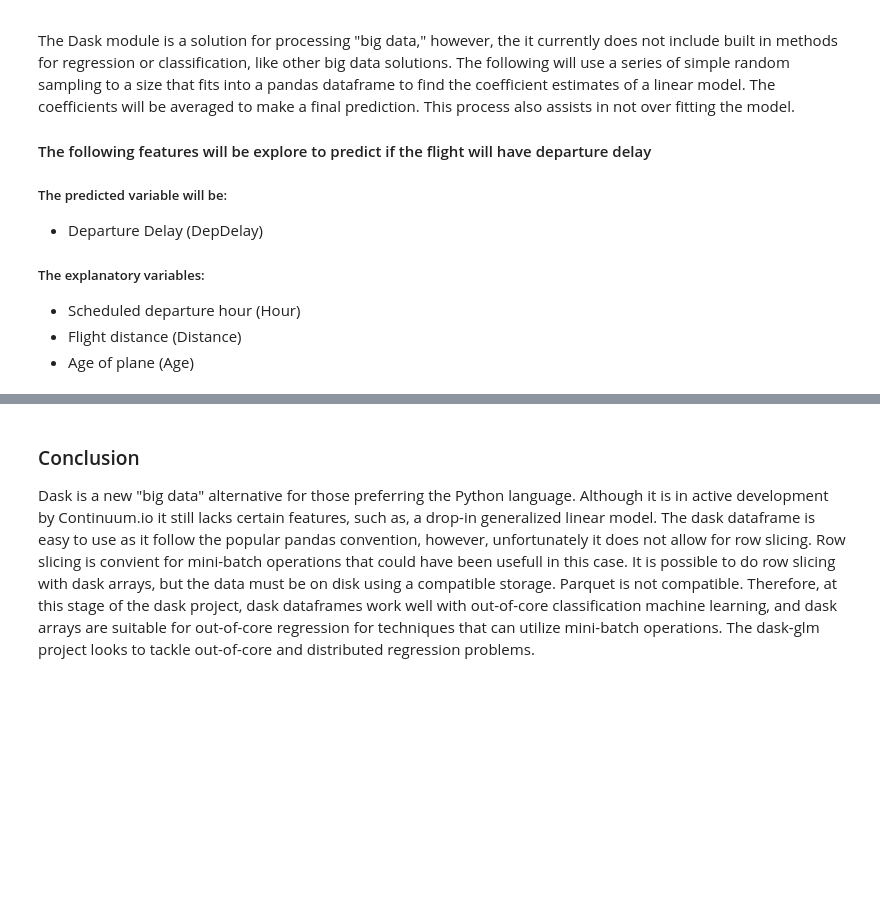
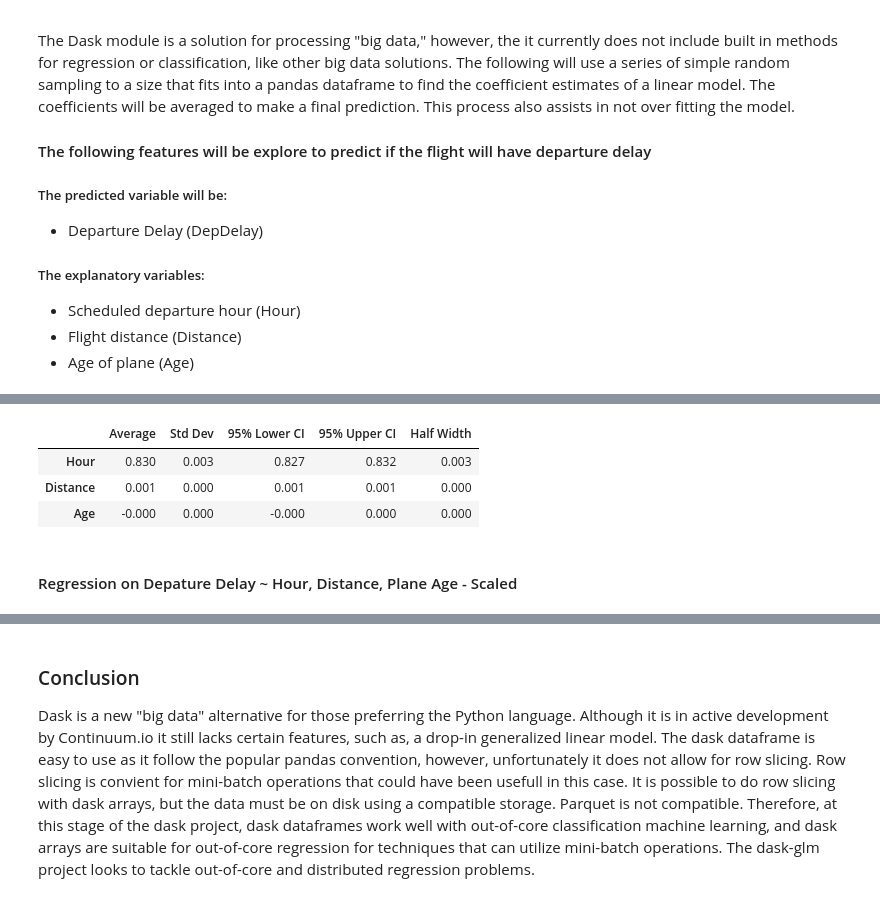
Before and after one commit to rlshuhart/Unit-14_Analyzing_Airline_Flight_Delays, a Jupyter notebook: reports/BHallum_RShuhart_CFicklin_Unit14CaseStudy.ipynb, the cells around one changed output, grey strips where cells are left out. Drawn from its saved outputs; the diff is of its cells as text; code cells hidden in the pictures; blank space fills up the shorter version.

```diff
--- a/reports/BHallum_RShuhart_CFicklin_Unit14CaseStudy.ipynb
+++ b/reports/BHallum_RShuhart_CFicklin_Unit14CaseStudy.ipynb
@@ -51,7 +72,7 @@ var_desc
 # Data Location
 #parq_folder = "../data/parquet-tiny/" # Testing
 #parq_folder = "../data/parquet_25/" # Higher Load Testing
-parq_folder = "../data/parquet/" # Full data
+parq_folder = "../data/parquet/processed/" # Full data
 
 # Load compressed Parquet format of all years ~2 sec
 start = datetime.now()
@@ -85,40 +125,6 @@ The other feature created is the estimated plane age. The age could be a potenti
 In addition, Hour, Distance, and Age are standardized to a z-score as new fields in order to determine the comparable feature importance.
 
 For faster processing of the regression, a processed data set is created after the features and z-score scaling. The code for the features and scaling can be located in Appendix D.
-# %%
-# Create an hour field
-# 2400 minutes from midnight reduced to 2399 then int division drops to 23
-df = df.assign(Hour=df.CRSDepTime.astype(float).clip(upper=2399)//100)
-
-# Months from 0 AD
-df['FlightAge'] = 12*df['Year']+df['Month']-1
-
-# The months from the first recorded flight is consider the approx age of the plane.
-# Unfortunately, tail numbers not tracked until 1995.
-
-# Find the first year and month of a tail numbers flight history
-tail_births = (df.groupby('TailNum')[['FlightAge']].min().reset_index()
-                 .rename(columns={'FlightAge':'FirstFlight'}))
-
-df_with_tails = dd.merge(df[df['Year']>1994], tail_births, how='left', on='TailNum')
-df_with_tails['Age'] = df_with_tails['FlightAge'] - df_with_tails['FirstFlight']
-
-#df_with_tails = df_with_tails.drop(['FlightAge','FirstFlight'], axis=1)
-
-start = datetime.now()
-def scaler(df, column):
-    return (df[column] - df[column].dropna().mean())/df[column].dropna().std()
-
-# Scale columns for regression of all data
-df['Hour_scaled'] = scaler(df, 'Hour')
-df['Distance_scaled'] = scaler(df, 'Distance')
-
-# Scale columns for regression for after 1994
-df_with_tails['Hour_scaled'] = scaler(df_with_tails, 'Hour')
-df_with_tails['Distance_scaled'] = scaler(df_with_tails, 'Distance')
-df_with_tails['Age_scaled'] = scaler(df_with_tails, 'Age')
-
-print("Time to Build: ", datetime.now() - start)
 # %% [markdown]
 ## Flight Delays
 
@@ -391,4 +535,5 @@ coef_df2, coef_avg2 = sample_coef(Xcols, ycol, df)
 # %%
+df_with_tails = dd.read_parquet("../data/parquet/processed_age_4_reg_final/")
 Xcols = ['Hour', 'Distance', 'Age']
 ycol =  'DepDelay'
 coef_df3, coef_avg3 = sample_coef(Xcols, ycol, df_with_tails)
@@ -395,3 +558,17 @@ coef_df3, coef_avg3 = sample_coef(Xcols, ycol, df_with_tails)
+# %%
+pd.DataFrame({'Average':coef_avg3,
+              'Std Dev' : coef_df3.std(),
+              '95% Upper CI':coef_avg3 + (1.96*(coef_df3.std()/np.sqrt(5))),
+              '95% Lower CI':coef_avg3 - (1.96*(coef_df3.std()/np.sqrt(5))),
+              'Half Width': (coef_avg3 + (1.96*(coef_df3.std()/np.sqrt(5)))) - coef_avg3
+             })[['Average','Std Dev','95% Lower CI','95% Upper CI', 'Half Width']]
+# %% [output]
+|  | Average | Std Dev | 95% Lower CI | 95% Upper CI | Half Width |
+| Hour | 0.830 | 0.003 | 0.827 | 0.832 | 0.003 |
+| Distance | 0.001 | 0.000 | 0.001 | 0.001 | 0.000 |
+| Age | -0.000 | 0.000 | -0.000 | 0.000 | 0.000 |
+# %% [markdown]
+#### Regression on Depature Delay ~ Hour, Distance, Plane Age - Scaled
 # %%
 Xcols = ['Hour_scaled', 'Distance_scaled', 'Age_scaled']
 ycol =  'DepDelay'
```
Also changed, not shown: parts of 32 cells of this notebook, 1 other file.
